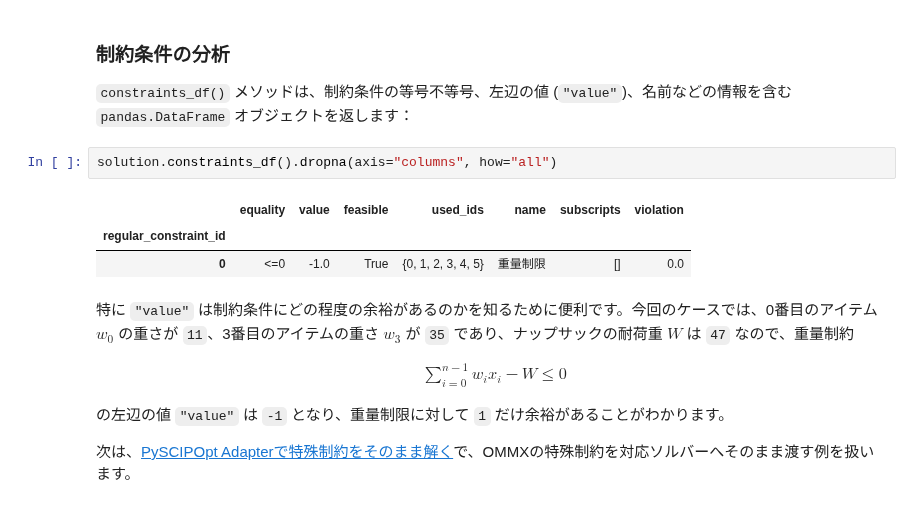
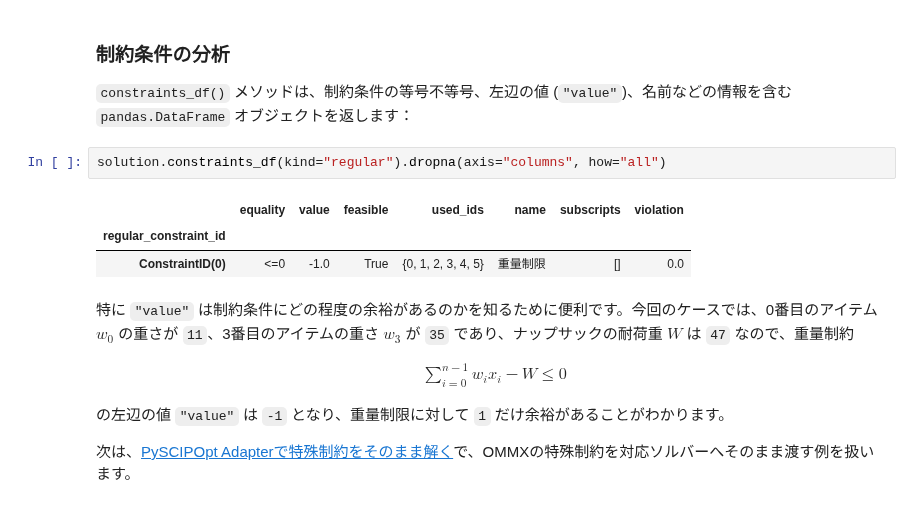
Before and after one commit to Jij-Inc/ommx, a Jupyter notebook: docs/ja/tutorial/solve_with_ommx_adapter.ipynb, the cells around one changed output. Saved outputs shown, nothing was run; the diff lists cells and outputs as text.

Commit message:
Document typed constraint IDs and migrate notebook examples

```diff
--- a/docs/ja/tutorial/solve_with_ommx_adapter.ipynb
+++ b/docs/ja/tutorial/solve_with_ommx_adapter.ipynb
@@ -122,11 +122,11 @@ solution.objective=41.0, v[0]+v[3]=41
 
 `constraints_df()` メソッドは、制約条件の等号不等号、左辺の値 (`"value"`)、名前などの情報を含む `pandas.DataFrame` オブジェクトを返します：
 # %%
-solution.constraints_df().dropna(axis="columns", how="all")
+solution.constraints_df(kind="regular").dropna(axis="columns", how="all")
 # %% [output]
 |  | equality | value | feasible | used_ids | name | subscripts | violation |
 | regular_constraint_id |  |  |  |  |  |  |  |
-| 0 | <=0 | -1.0 | True | {0, 1, 2, 3, 4, 5} | 重量制限 | [] | 0.0 |
+| ConstraintID(0) | <=0 | -1.0 | True | {0, 1, 2, 3, 4, 5} | 重量制限 | [] | 0.0 |
 # %% [markdown]
 特に `"value"` は制約条件にどの程度の余裕があるのかを知るために便利です。今回のケースでは、0番目のアイテム $w_0$ の重さが `11`、3番目のアイテムの重さ $w_3$ が `35` であり、ナップサックの耐荷重 $W$ は `47` なので、重量制約
 
```
Also changed, not shown: 9 other files.
